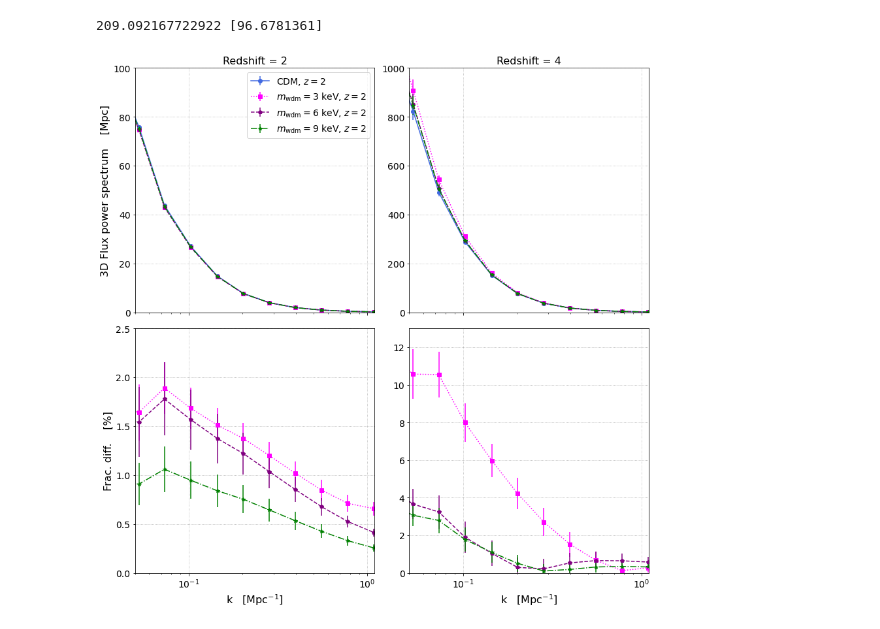
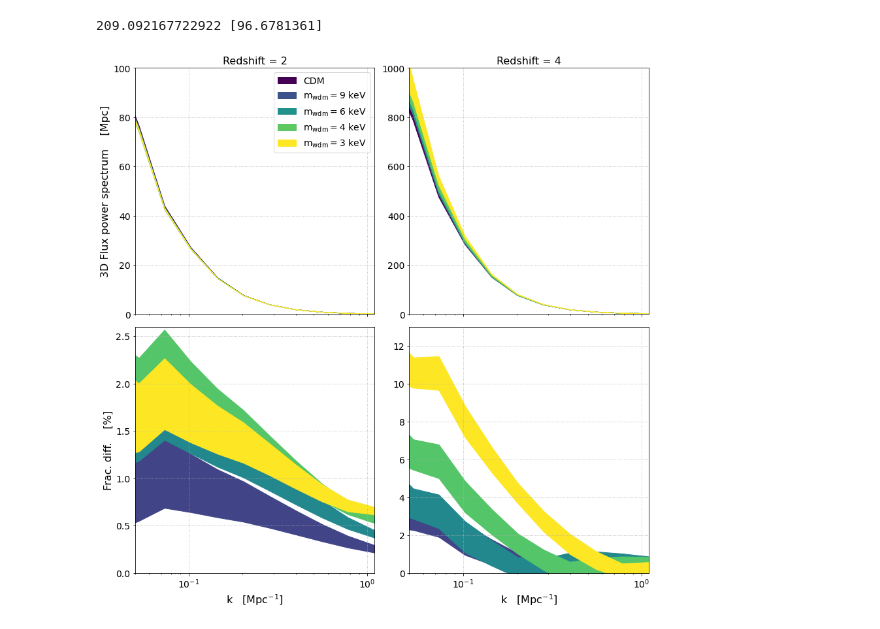
Before and after one commit to yaozhang1206/WDM_Lya_21cm, a Jupyter notebook: error_master.ipynb, the cells around one changed output. Cells and saved outputs as stored; diff of their text form; code cells hidden in the pictures.

```diff
--- a/error_master.ipynb
+++ b/error_master.ipynb
@@ -468,11 +528,14 @@ dif_ave_ave_9keV_error_z5 = sample_variance(dif_ave_ave_9keV_z5, dif_r1_ave_9keV
 # %%
 # plotting, need two columns one per redshift
 fig, axs = plt.subplots(2, 2,figsize=(12,12), sharex=True)
-axs[0,0].errorbar(k_array, ave_ave_cdm_plot_z1, yerr=ave_ave_cdm_error_z1, fmt='-o', color='royalblue', label=r'CDM, $z = 2$')
-axs[0,0].errorbar(k_array, ave_ave_3keV_plot_z1, yerr=ave_ave_3keV_error_z1, fmt=':s', color='magenta', label=r'$m_{\rm wdm} = 3$ keV, $z = 2$')
+for i in range(n):
+    axs[0,0].fill_between(k_array, mean_table_z1[:,i] - error_table_z1[:,i], mean_table_z1[:,i] + error_table_z1[:,i], facecolor=colors[i], edgecolor=colors[i], label=labels[i])
+    axs[0,1].fill_between(k_array, mean_table_z5[:,i] - error_table_z5[:,i], mean_table_z5[:,i] + error_table_z5[:,i], facecolor=colors[i], edgecolor=colors[i], label=labels[i])
+# axs[0,0].errorbar(k_array, ave_ave_cdm_plot_z1, yerr=ave_ave_cdm_error_z1, fmt='-o', color='royalblue', label=r'CDM, $z = 2$')
+# axs[0,0].errorbar(k_array, ave_ave_3keV_plot_z1, yerr=ave_ave_3keV_error_z1, fmt=':s', color='magenta', label=r'$m_{\rm wdm} = 3$ keV, $z = 2$')
 # axs[0,0].errorbar(k_array, ave_ave_4keV_plot_z1, yerr=ave_ave_4keV_error_z1, fmt=':d', color='orange', label=r'$m_{\rm wdm} = 4$ keV, $z = 2$')
-axs[0,0].errorbar(k_array, ave_ave_6keV_plot_z1, yerr=ave_ave_6keV_error_z1, fmt='--p', color='purple', label=r'$m_{\rm wdm} = 6$ keV, $z = 2$')
-axs[0,0].errorbar(k_array, ave_ave_9keV_plot_z1, yerr=ave_ave_9keV_error_z1, fmt='-.*', color='green', label=r'$m_{\rm wdm} = 9$ keV, $z = 2$')
+# axs[0,0].errorbar(k_array, ave_ave_6keV_plot_z1, yerr=ave_ave_6keV_error_z1, fmt='--p', color='purple', label=r'$m_{\rm wdm} = 6$ keV, $z = 2$')
+# axs[0,0].errorbar(k_array, ave_ave_9keV_plot_z1, yerr=ave_ave_9keV_error_z1, fmt='-.*', color='green', label=r'$m_{\rm wdm} = 9$ keV, $z = 2$')
 axs[0,0].grid(linestyle='dotted')
 axs[0,0].set_title('Redshift = 2', fontsize=16)
 axs[0,0].tick_params(axis = 'both', which = 'major', labelsize = 14)
@@ -482,46 +545,50 @@ axs[0,0].legend(loc='best',fontsize=14)
 axs[0,0].set_xlim(0.05, 1.1)
 axs[0,0].set_ylim(0,100)
 # other redshift
-axs[0,1].errorbar(k_array, ave_ave_cdm_plot_z5, yerr=ave_ave_cdm_error_z5, fmt='-o', color='royalblue', label=r'CDM, $z = 4$')
-axs[0,1].errorbar(k_array, ave_ave_3keV_plot_z5, yerr=ave_ave_3keV_error_z5, fmt=':s', color='magenta', label=r'$m_{\rm wdm} = 3$ keV, $z = 4$')
-# # axs[0,1].errorbar(k_array, ave_ave_4keV_plot_z5, yerr=ave_ave_4keV_error_z5, fmt=':d', color='orange', label=r'$m_{\rm wdm} = 4$ keV, $z = 4$')
-axs[0,1].errorbar(k_array, ave_ave_6keV_plot_z5, yerr=ave_ave_6keV_error_z5, fmt='--p', color='purple', label=r'$m_{\rm wdm} = 6$ keV, $z = 4$')
-axs[0,1].errorbar(k_array, ave_ave_9keV_plot_z5, yerr=ave_ave_9keV_error_z5, fmt='-.*', color='green', label=r'$m_{\rm wdm} = 9$ keV, $z = 4$')
+# axs[0,1].errorbar(k_array, ave_ave_cdm_plot_z5, yerr=ave_ave_cdm_error_z5, fmt='-o', color='royalblue', label=r'CDM, $z = 4$')
+# axs[0,1].errorbar(k_array, ave_ave_3keV_plot_z5, yerr=ave_ave_3keV_error_z5, fmt=':s', color='magenta', label=r'$m_{\rm wdm} = 3$ keV, $z = 4$')
+# axs[0,1].errorbar(k_array, ave_ave_4keV_plot_z5, yerr=ave_ave_4keV_error_z5, fmt=':d', color='orange', label=r'$m_{\rm wdm} = 4$ keV, $z = 4$')
+# axs[0,1].errorbar(k_array, ave_ave_6keV_plot_z5, yerr=ave_ave_6keV_error_z5, fmt='--p', color='purple', label=r'$m_{\rm wdm} = 6$ keV, $z = 4$')
+# axs[0,1].errorbar(k_array, ave_ave_9keV_plot_z5, yerr=ave_ave_9keV_error_z5, fmt='-.*', color='green', label=r'$m_{\rm wdm} = 9$ keV, $z = 4$')
 axs[0,1].grid(linestyle='dotted')
 axs[0,1].set_title('Redshift = 4', fontsize=16)
 axs[0,1].set_xscale('log')
 axs[0,1].tick_params(axis = 'both', which = 'major', labelsize = 14)
 axs[0,1].set_ylim(0,1000)
 # axs[0,1].set_ylabel(r'3D Flux power spectrum    [Mpc]', fontsize=16)
 # and the fractional difference
-axs[1,0].errorbar(k_array, dif_ave_ave_3keV_z1, yerr=dif_ave_ave_3keV_error_z1, fmt=':s', color='magenta', label=r'$m_{\rm wdm} = 3$ keV, $z=2$')
+for i in range(n-1):
+    axs[1,0].fill_between(k_array, dif_mean_z1[:,i] - dif_error_z1[:,1], dif_mean_z1[:,i] + dif_error_z1[:,1], facecolor=dif_colors[i], edgecolor=dif_colors[i], label=dif_labels[i])
+    axs[1,1].fill_between(k_array, dif_mean_z5[:,i] - dif_error_z5[:,1], dif_mean_z5[:,i] + dif_error_z5[:,1], facecolor=dif_colors[i], edgecolor=dif_colors[i], label=dif_labels[i])
+# axs[1,0].errorbar(k_array, dif_ave_ave_3keV_z1, yerr=dif_ave_ave_3keV_error_z1, fmt=':s', color='magenta', label=r'$m_{\rm wdm} = 3$ keV, $z=2$')
 # axs[1,0].errorbar(k_array, dif_ave_ave_4keV_z1, yerr=dif_ave_ave_4keV_error_z1, fmt=':d', color='orange', label=r'$m_{\rm wdm} = 4$ keV, $z=2$')
-axs[1,0].errorbar(k_array, dif_ave_ave_6keV_z1, yerr=dif_ave_ave_6keV_error_z1, fmt='--p', color='purple', label=r'$m_{\rm wdm} = 6$ keV, $z=2$')
-axs[1,0].errorbar(k_array, dif_ave_ave_9keV_z1, yerr=dif_ave_ave_9keV_error_z1, fmt='-.*', color='green', label=r'$m_{\rm wdm} = 9$ keV, $z=2$')
+# axs[1,0].errorbar(k_array, dif_ave_ave_6keV_z1, yerr=dif_ave_ave_6keV_error_z1, fmt='--p', color='purple', label=r'$m_{\rm wdm} = 6$ keV, $z=2$')
+# axs[1,0].errorbar(k_array, dif_ave_ave_9keV_z1, yerr=dif_ave_ave_9keV_error_z1, fmt='-.*', color='green', label=r'$m_{\rm wdm} = 9$ keV, $z=2$')
 axs[1,0].grid(linestyle='dotted')
 axs[1,0].set_xscale('log')
 axs[1,0].set_xlabel('k   [Mpc$^{-1}$]', fontsize=16)
 axs[1,0].tick_params(axis = 'both', which = 'major', labelsize = 14)
 axs[1,0].set_ylabel(r'Frac. diff.    [%]', fontsize=16)
 axs[1,0].set_xlim(0.05, 1.1)
-axs[1,0].set_ylim(0., 2.5)
+axs[1,0].set_ylim(0., 2.6)
+# axs[1,0].legend(loc='best',fontsize=14)
 # and the other redshift
-axs[1,1].errorbar(k_array, dif_ave_ave_3keV_z5, yerr=dif_ave_ave_3keV_error_z5, fmt=':s', color='magenta', label=r'$m_{\rm wdm} = 3$ keV, $z=4$')
+# axs[1,1].errorbar(k_array, dif_ave_ave_3keV_z5, yerr=dif_ave_ave_3keV_error_z5, fmt=':s', color='magenta', label=r'$m_{\rm wdm} = 3$ keV, $z=4$')
 # axs[1,1].errorbar(k_array, dif_ave_ave_4keV_z5, yerr=dif_ave_ave_4keV_error_z5, fmt=':d', color='orange', label=r'$m_{\rm wdm} = 4$ keV, $z=4$')
-axs[1,1].errorbar(k_array, dif_ave_ave_6keV_z5, yerr=dif_ave_ave_6keV_error_z5, fmt='--p', color='purple', label=r'$m_{\rm wdm} = 6$ keV, $z=4$')
-axs[1,1].errorbar(k_array, dif_ave_ave_9keV_z5, yerr=dif_ave_ave_9keV_error_z5, fmt='-.*', color='green', label=r'$m_{\rm wdm} = 9$ keV,$z=4$')
+# axs[1,1].errorbar(k_array, dif_ave_ave_6keV_z5, yerr=dif_ave_ave_6keV_error_z5, fmt='--p', color='purple', label=r'$m_{\rm wdm} = 6$ keV, $z=4$')
+# axs[1,1].errorbar(k_array, dif_ave_ave_9keV_z5, yerr=dif_ave_ave_9keV_error_z5, fmt='-.*', color='green', label=r'$m_{\rm wdm} = 9$ keV,$z=4$')
 axs[1,1].grid(linestyle='dotted')
 axs[1,1].set_xscale('log')
 axs[1,1].set_xlabel('k   [Mpc$^{-1}$]', fontsize=16)
 axs[1,1].tick_params(axis = 'both', which = 'major', labelsize = 14)
 # axs[1,1].set_ylabel(r'Frac. diff.    [%]', fontsize=16)
 axs[1,1].set_xlim(0.05, 1.1)
 axs[1,1].set_ylim(0., 13)
 fig.tight_layout()
 plt.savefig('3D_power_w_errors.pdf')
 plt.show()
 # %% [output]
-[figure, old version]
+[figure, new version]
 # %%
 """
 Note for myself: Results seems a little suspect, perhaps take a closer look at Catalina's data.
```
Also changed, not shown: parts of 7 cells of this notebook, 1 other file.
